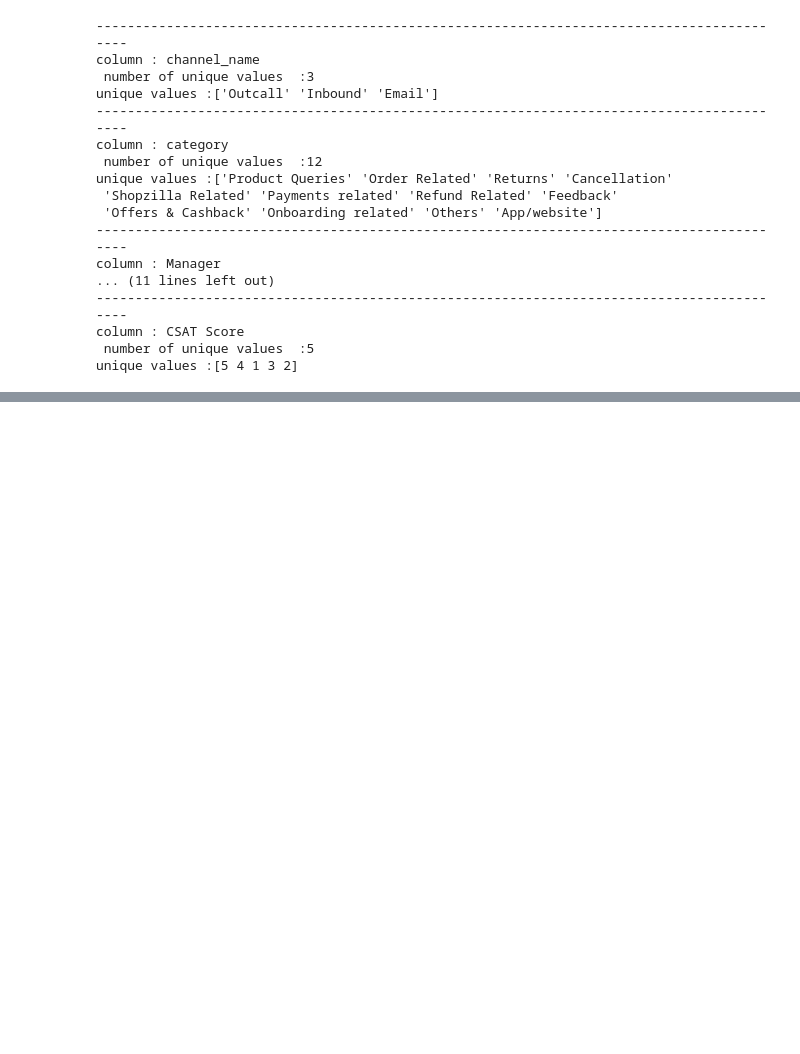
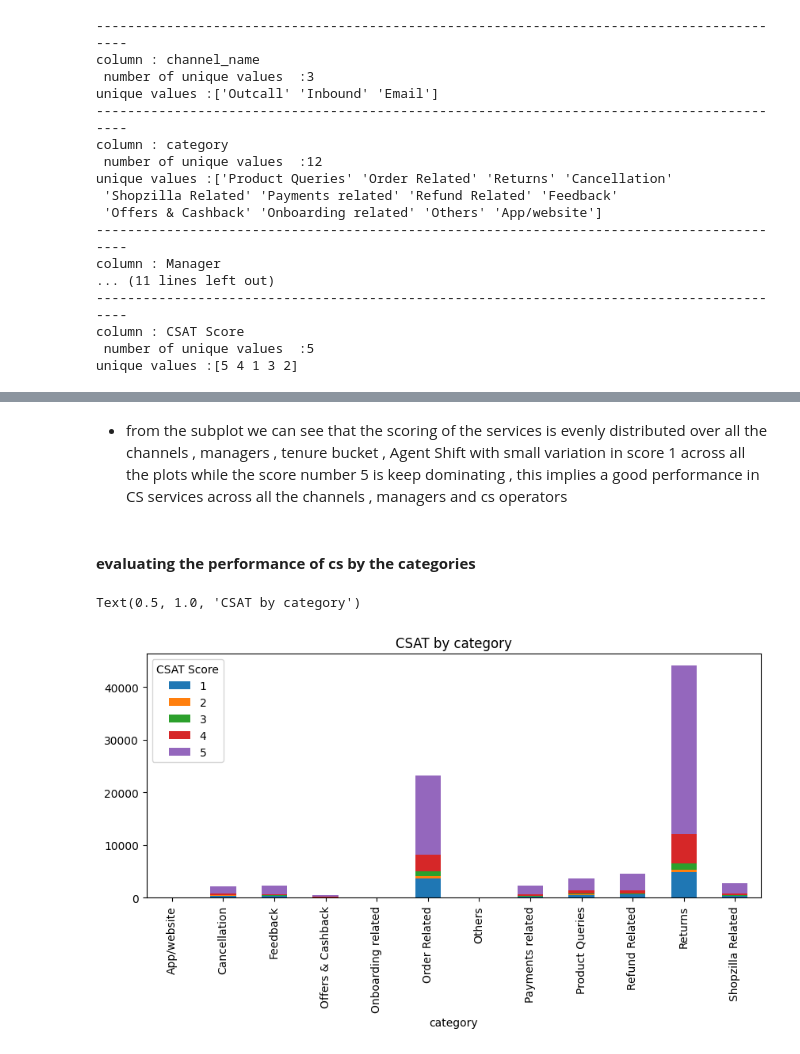
Before and after one commit to YassineSdk/customer_support_analysis, a Jupyter notebook: analysis.ipynb, the cells around one changed output, grey strips where cells are left out. Saved outputs shown, nothing was run; the diff lists cells and outputs as text; code cells hidden in the pictures; blank space fills up the shorter version.

```diff
--- a/analysis.ipynb
+++ b/analysis.ipynb
@@ -155,0 +245,10 @@ plt.tight_layout()
+# %% [markdown]
+* from the subplot we can see that the scoring of the services is evenly distributed over all the channels , managers , tenure bucket , Agent Shift with small variation in score 1 across all the plots while the score number 5 is keep dominating , this implies a good performance in CS services across all the channels , managers and cs operators
+# %% [markdown]
+#### **evaluating the performance of cs by the categories**
+# %%
+pd.crosstab(df['category'],df['CSAT Score']).plot(kind='bar',stacked=True,figsize=(10,4))
+plt.title('CSAT by category')
+# %% [output]
+Text(0.5, 1.0, 'CSAT by category')
+[figure, added]
```
Also changed, not shown: parts of 34 cells of this notebook.
